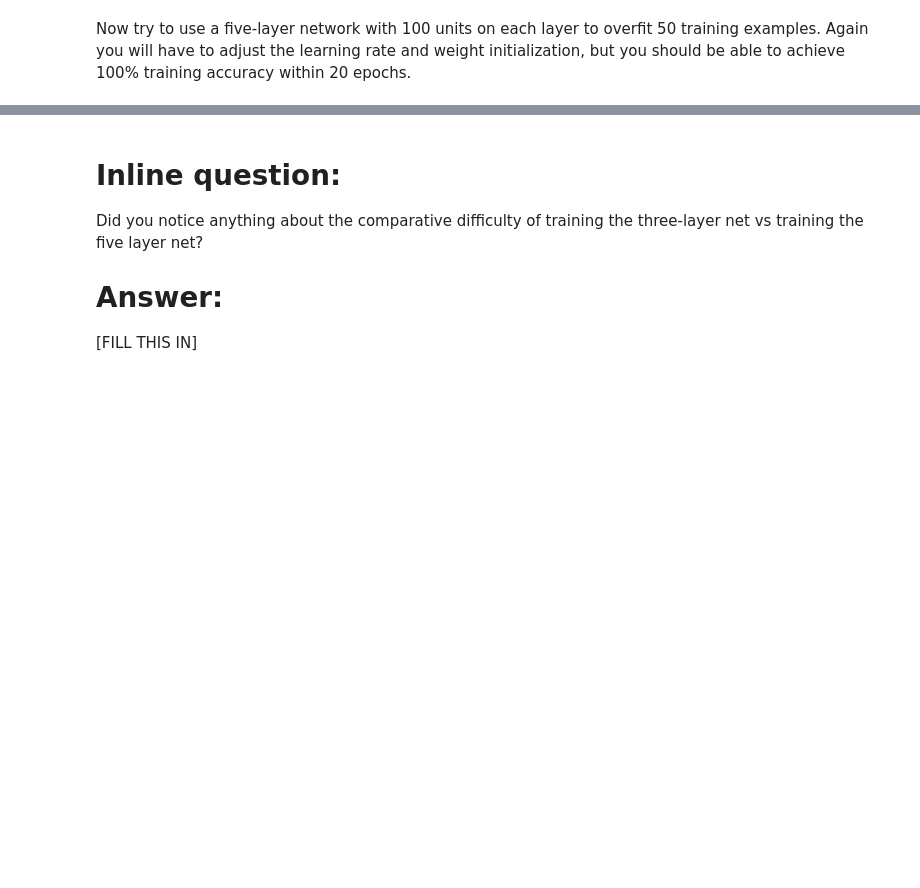
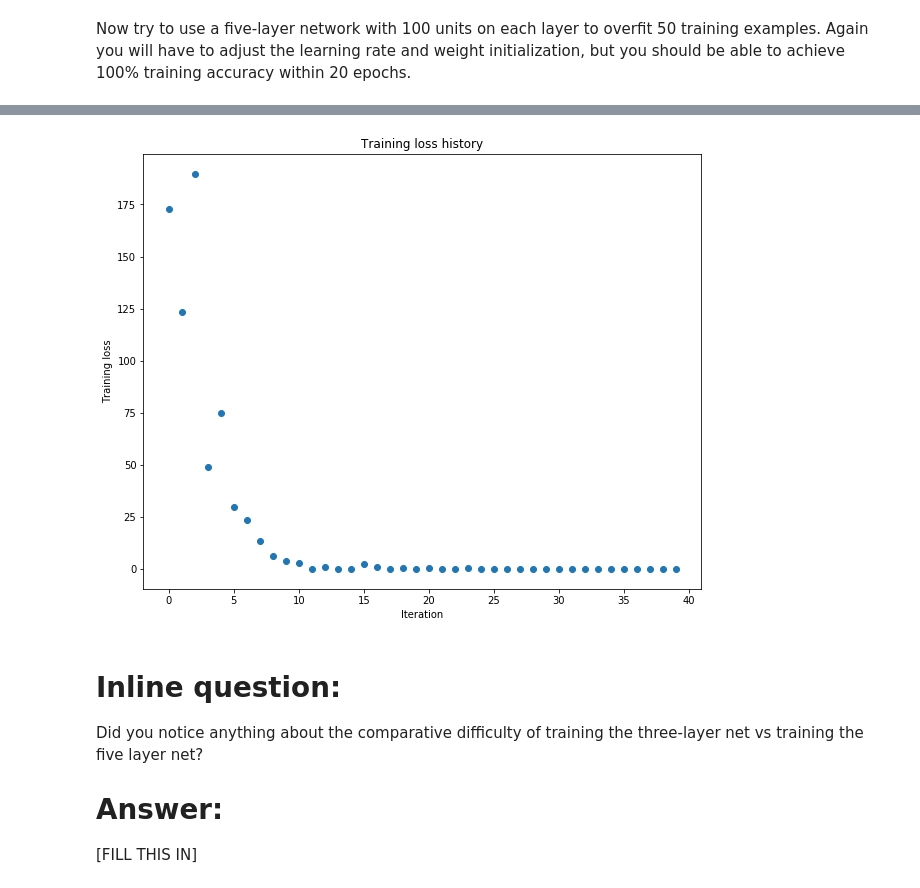
Before and after one commit to magnusja/cs231n, a Jupyter notebook: assignment2/FullyConnectedNets.ipynb, the cells around one changed output, grey strips where cells are left out. Drawn from its saved outputs; the diff is of its cells as text; code cells hidden in the pictures; blank space fills up the shorter version.

```diff
--- a/assignment2/FullyConnectedNets.ipynb
+++ b/assignment2/FullyConnectedNets.ipynb
@@ -466,7 +483,7 @@ small_data = {
 }
 
 learning_rate = 1e-3
-weight_scale = 1e-5
+weight_scale = 1e-1
 model = FullyConnectedNet([100, 100, 100, 100],
                 weight_scale=weight_scale, dtype=np.float64)
 solver = Solver(model, small_data,
@@ -483,3 +500,4 @@ plt.title('Training loss history')
 plt.xlabel('Iteration')
 plt.ylabel('Training loss')
 plt.show()
+# %% [output]
@@ -486,3 +521,4 @@ plt.show()
+[figure, added]
 # %% [markdown]
 # Inline question:
 Did you notice anything about the comparative difficulty of training the three-layer net vs training the five layer net?
```
Also changed, not shown: parts of 7 cells of this notebook, 4 other files.
